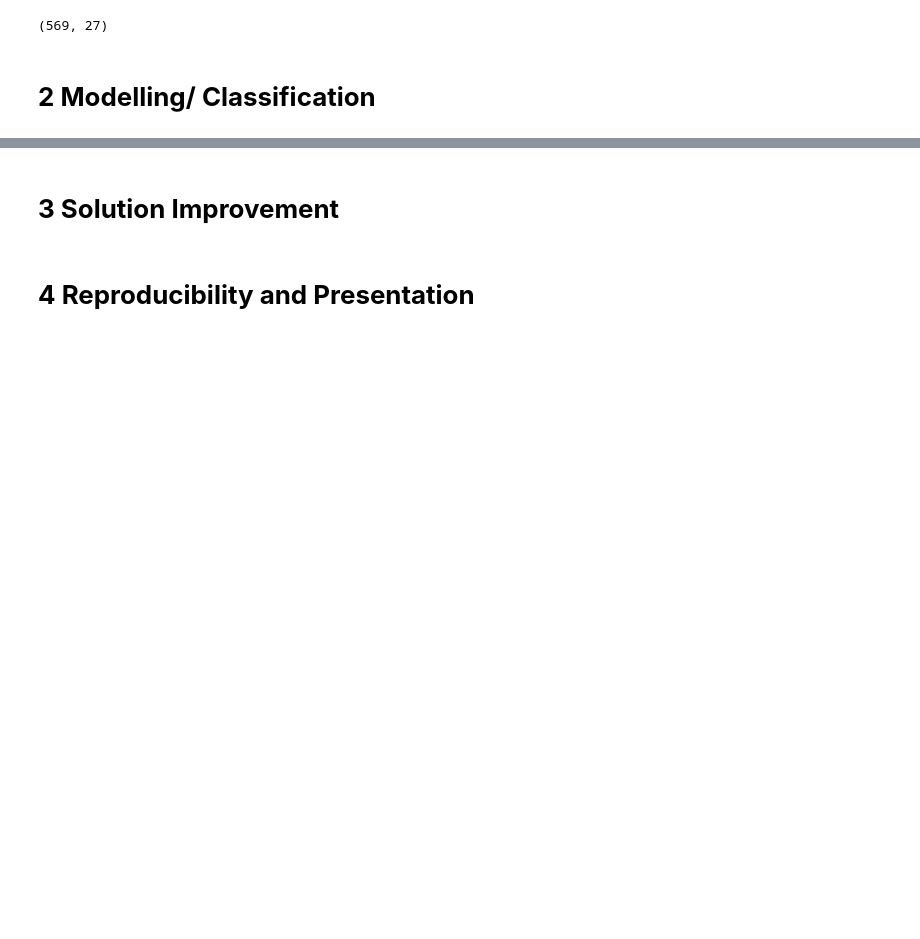
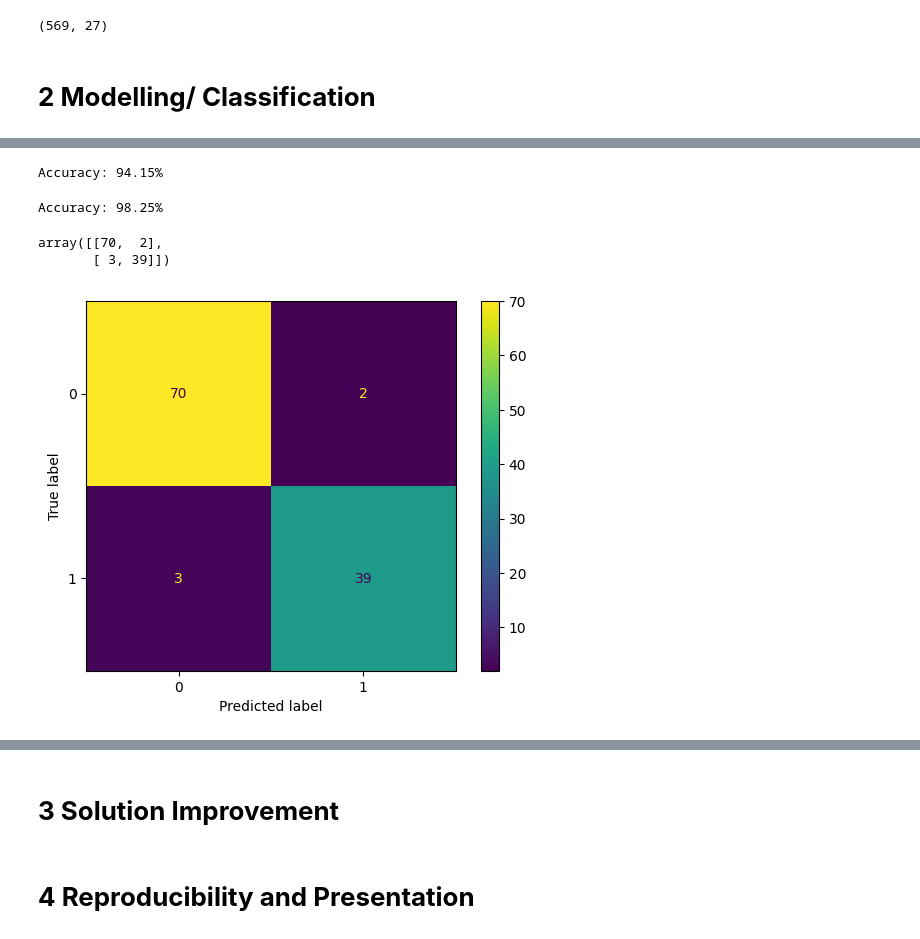
Before and after one commit to Naeem2121870/BIG-DATA-ANALYTICS-COURSEWORK, a Jupyter notebook: COURSEWORK_JANATUL.ipynb, the cells around one changed output, grey strips where cells are left out. Saved outputs shown, nothing was run; the diff lists cells and outputs as text; code cells hidden in the pictures; blank space fills up the shorter version.

```diff
--- a/COURSEWORK_JANATUL.ipynb
+++ b/COURSEWORK_JANATUL.ipynb
@@ -301,0 +355,34 @@ array([[ 1.58708215,  0.92345954,  1.56871567, ...,  1.05500534,
+# %%
+random_clf = RandomForestClassifier(n_estimators=100)
+# %%
+X_train, X_test, y_train, y_test = train_test_split(X, y, test_size=0.30)
+random_clf = random_clf.fit(X_train, y_train)
+y_pred = random_clf.predict(X_test)
+accuracy = metrics.accuracy_score(y_test, y_pred)
+accuracy_percentage = accuracy * 100
+print(f"Accuracy: {accuracy_percentage:.2f}%")
+# %% [output]
+Accuracy: 94.15%
+# %%
+X_train, X_test, y_train, y_test = train_test_split(X, y, test_size=0.20)
+random_clf = random_clf.fit(X_train, y_train)
+y_pred = random_clf.predict(X_test)
+accuracy = metrics.accuracy_score(y_test, y_pred)
+accuracy_percentage = accuracy * 100
+print(f"Accuracy: {accuracy_percentage:.2f}%")
+# %% [output]
+Accuracy: 98.25%
+# %%
+random_clf.fit(X_train, y_train)
+y_pred = random_clf.predict(X_test)
+confusion_matrix(y_test, y_pred)
+# %% [output]
+array([[70,  2],
+       [ 3, 39]])
+# %%
+cm = confusion_matrix(y_test, y_pred, labels=random_clf.classes_)
+disp = ConfusionMatrixDisplay (confusion_matrix=cm,display_labels=random_clf.classes_)
+disp.plot()
+plt.show()
+# %% [output]
+[figure, added]
```
Also changed, not shown: parts of 27 cells of this notebook.
